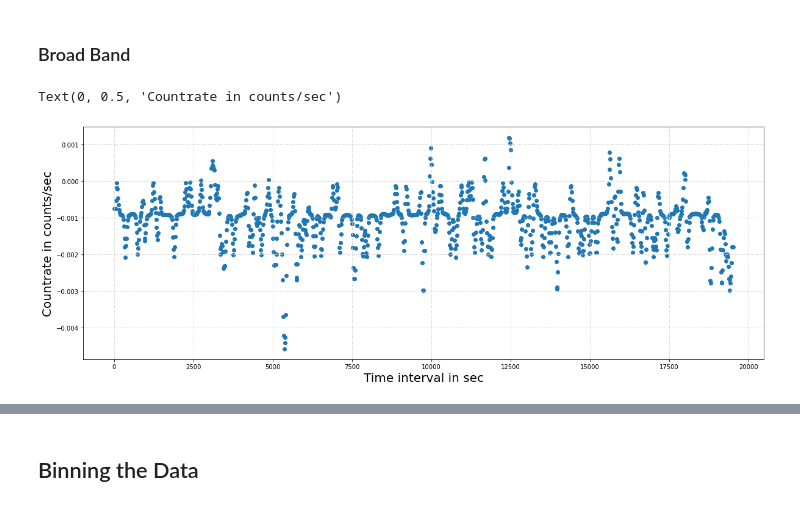
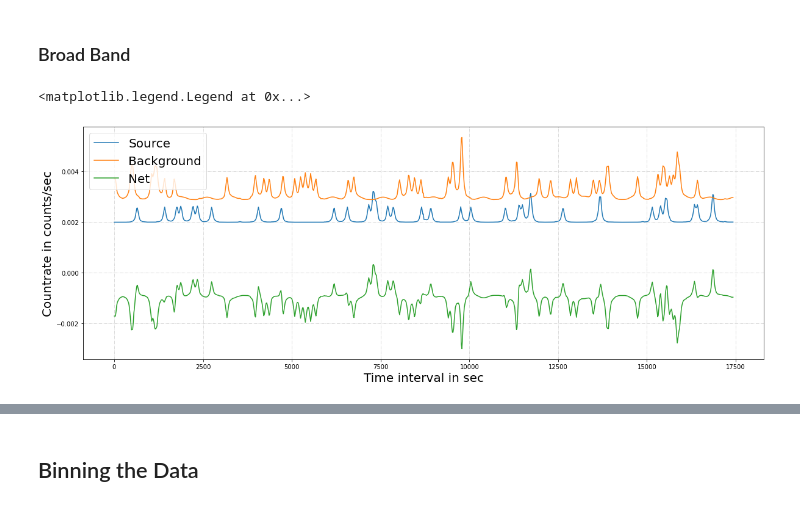
Before and after one commit to Samrat0512/IIST-MS-Project, a Jupyter notebook: Lightcurves/new_source_3/ACIS_Broad_Band.ipynb, the cells around one changed output, grey strips where cells are left out. Drawn from its saved outputs; the diff is of its cells as text; code cells hidden in the pictures.

```diff
--- a/Lightcurves/new_source_3/ACIS_Broad_Band.ipynb
+++ b/Lightcurves/new_source_3/ACIS_Broad_Band.ipynb
@@ -9,7 +9,7 @@ from astropy.io import fits
 ### Broad Band
 # %%
 #Observation
-result_b_1 = fits.open('acisf10847_000N023_r0148b_lc3.fits')
+result_b_1 = fits.open('acisf10876_000N023_r0148b_lc3.fits')
 print(result_b_1.info())
 resolution_b_1 = result_b_1[1].header['TIMEDEL']
 print(f'Time resolution_1 = {resolution_b_1} s')
@@ -52,14 +52,18 @@ dt_b_1 = time_b_1 - time_b_1[0]
 ### Broad Band
 # %%
 plt.figure(figsize = [20,7], facecolor = 'w')
-plt.scatter(dt_b_1, net_count_rate_b_1)
+plt.plot(dt_b_1, count_rate_b_1, label = 'Source')
+plt.plot(dt_b_1, bg_count_rate_b_1, label = 'Background')
+plt.plot(dt_b_1, net_count_rate_b_1, label = 'Net')
+#plt.errorbar(dt_b_1,count_rate_b_1, count_rate_err_b_1)
 plt.grid(color = 'lightgrey', ls = '-.')
 plt.xlabel('Time interval in sec', fontsize = 20)
 plt.ylabel('Countrate in counts/sec', fontsize =20)
 #plt.title(f'plot of {file_name}', fontsize = 20)
 #plt.text(10000,2.8e-5, s = f'resolution = {resolution} s', fontsize = 20)
 #plt.xlim(0,40000)
 #plt.ylim(0,0.0009)
+plt.legend(fontsize = 20)
 # %% [output]
-Text(0, 0.5, 'Countrate in counts/sec')
+<matplotlib.legend.Legend at 0x...>
-[figure, old version]
+[figure, new version]
```
Also changed, not shown: parts of 8 cells of this notebook, 5 other files.
